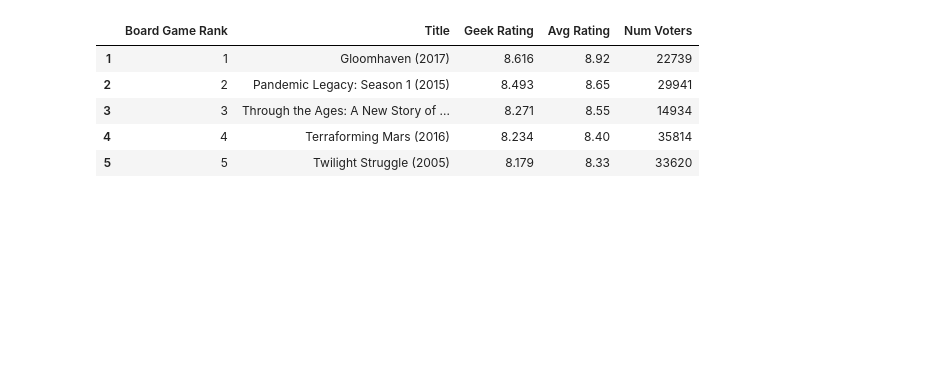
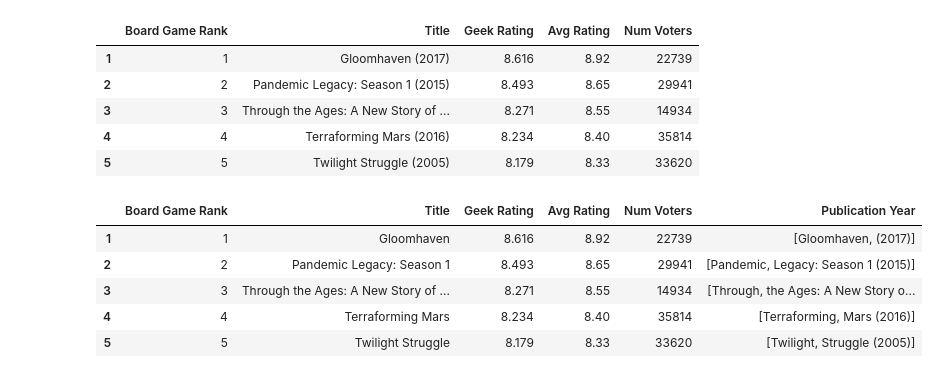
Before and after one commit to AGBarbour/bgg-web-scraper, a Jupyter notebook: bgg_scraper.ipynb, the cells around one changed output. Saved outputs shown, nothing was run; the diff lists cells and outputs as text; code cells hidden in the pictures; blank space fills up the shorter version.

```diff
--- a/bgg_scraper.ipynb
+++ b/bgg_scraper.ipynb
@@ -111,3 +120,14 @@ df.head()
 | 3 | 3 | Through the Ages: A New Story of ... | 8.271 | 8.55 | 14934 |
 | 4 | 4 | Terraforming Mars (2016) | 8.234 | 8.40 | 35814 |
 | 5 | 5 | Twilight Struggle (2005) | 8.179 | 8.33 | 33620 |
+# %%
+df["Publication Year"] = df["Title"].str.split(" ", 1)
+df["Title"] = df["Title"].str.split("(", 1).str[0]
+df.head()
+# %% [output]
+|  | Board Game Rank | Title | Geek Rating | Avg Rating | Num Voters | Publication Year |
+| 1 | 1 | Gloomhaven | 8.616 | 8.92 | 22739 | [Gloomhaven, (2017)] |
+| 2 | 2 | Pandemic Legacy: Season 1 | 8.493 | 8.65 | 29941 | [Pandemic, Legacy: Season 1 (2015)] |
+| 3 | 3 | Through the Ages: A New Story of ... | 8.271 | 8.55 | 14934 | [Through, the Ages: A New Story o... |
+| 4 | 4 | Terraforming Mars | 8.234 | 8.40 | 35814 | [Terraforming, Mars (2016)] |
+| 5 | 5 | Twilight Struggle | 8.179 | 8.33 | 33620 | [Twilight, Struggle (2005)] |
```
Also changed, not shown: parts of 2 cells of this notebook.
